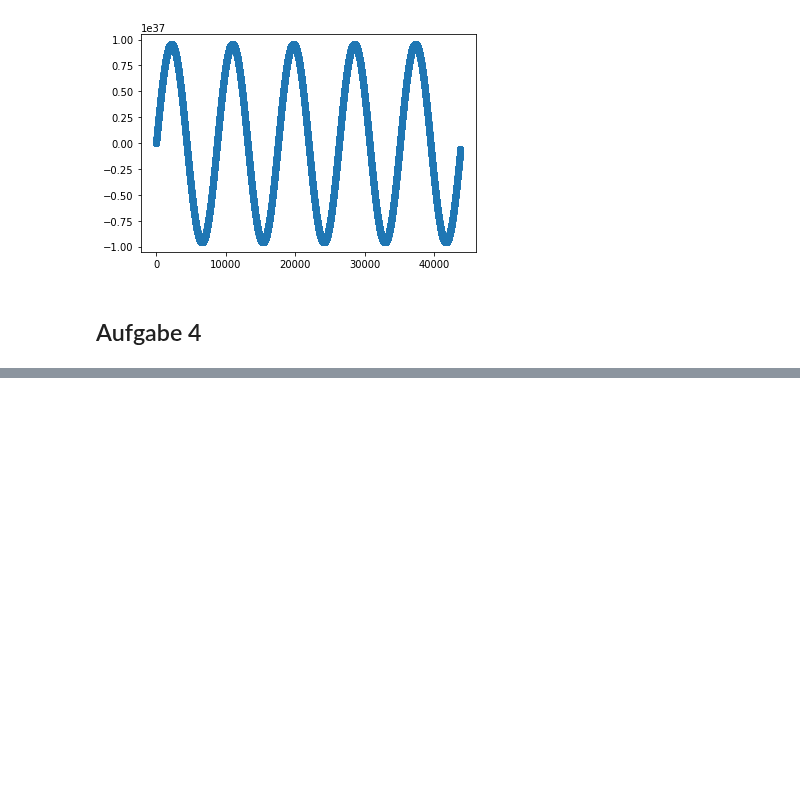
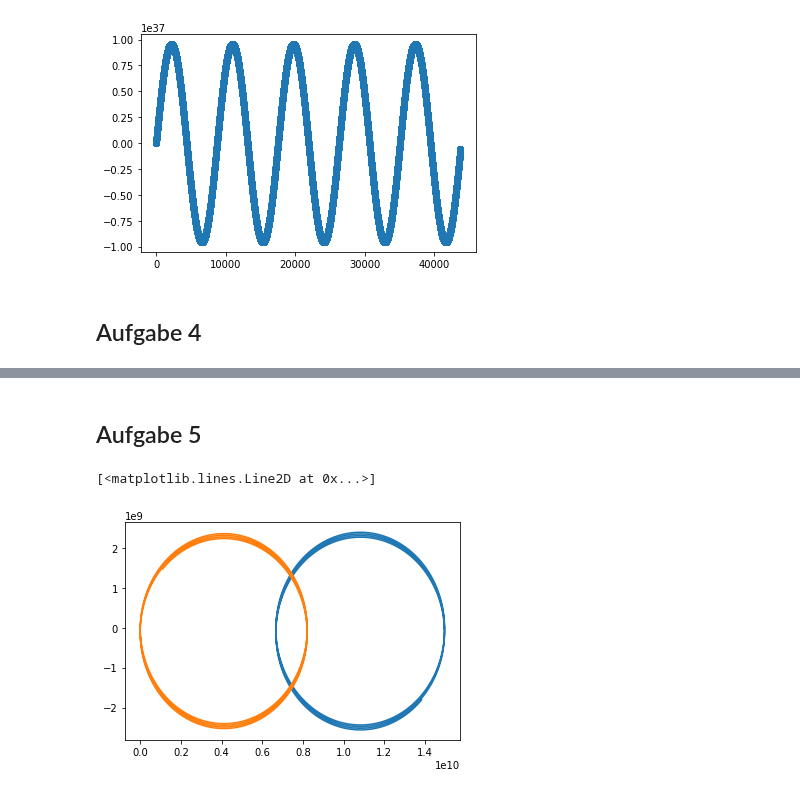
Before and after one commit to darenegade/modellbildung, a Jupyter notebook: Abgabe 2/Aufgabe 2.ipynb, the cells around one changed output, grey strips where cells are left out. Saved outputs shown, nothing was run; the diff lists cells and outputs as text; code cells hidden in the pictures; blank space fills up the shorter version.

Commit message:
Aufgabe 5 ohne text

```diff
--- a/Abgabe 2/Aufgabe 2.ipynb
+++ b/Abgabe 2/Aufgabe 2.ipynb
@@ -200,0 +204,18 @@ plt.plot([element[0] for element in data[0]], [element[1] for element in data[0]
+# %% [markdown]
+## Aufgabe 5
+# %%
+mErde=5.972*10**24
+mSonne=mErde * 1.01
+
+vErde  = [0.0, 5 * 10**1]
+vSonne = [-mErde / mSonne * vErde[0], -mErde / mSonne * vErde[1]]
+pErde  = [1.4960*(10**10), 0.0]
+pSonne = [0.0, 0.0]
+yearsTimeSpan = 20
+data = calc(vErde, vSonne, pErde, pSonne)
+
+plt.plot([element[0] for element in data[0]], [element[1] for element in data[0]], '-')
+plt.plot([element[0] for element in data[1]], [element[1] for element in data[1]], '-')
+# %% [output]
+[<matplotlib.lines.Line2D at 0x...>]
+[figure, added]
```
Also changed, not shown: parts of 1 cell of this notebook.
